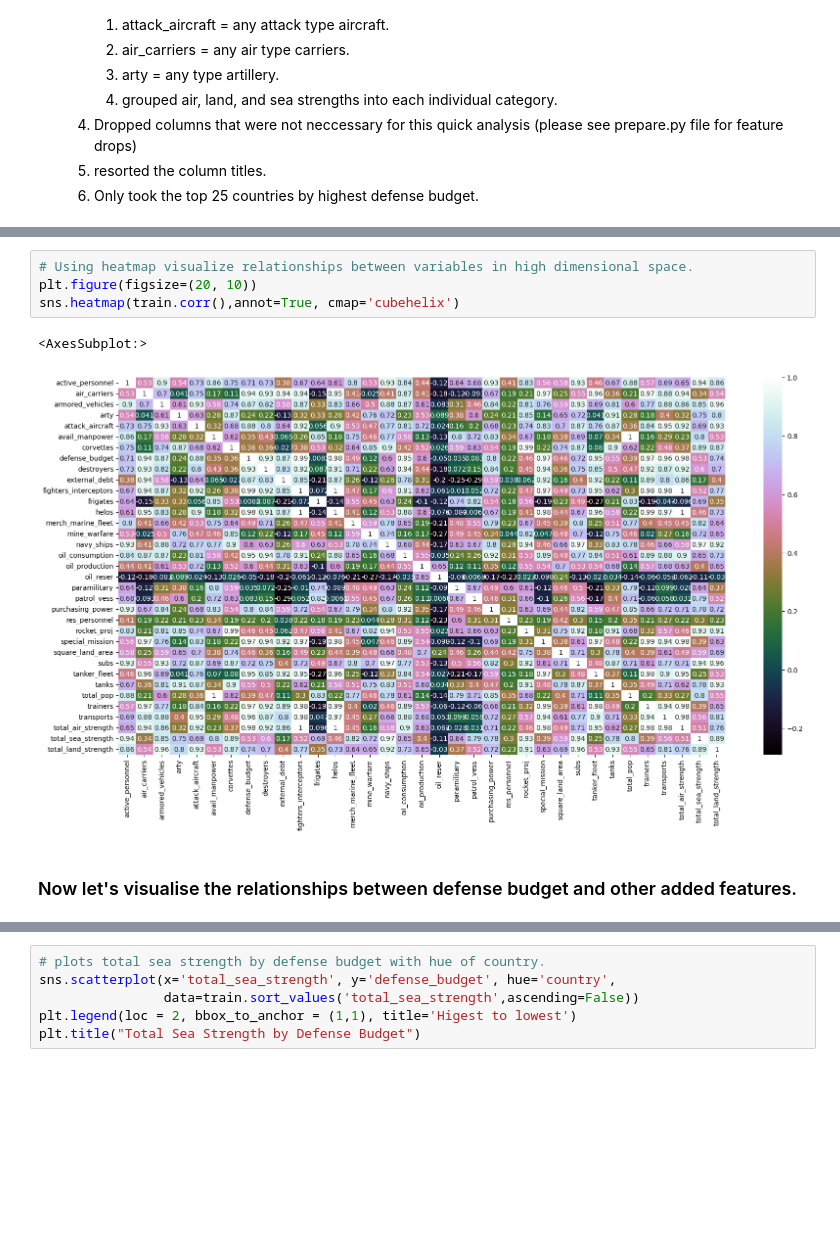
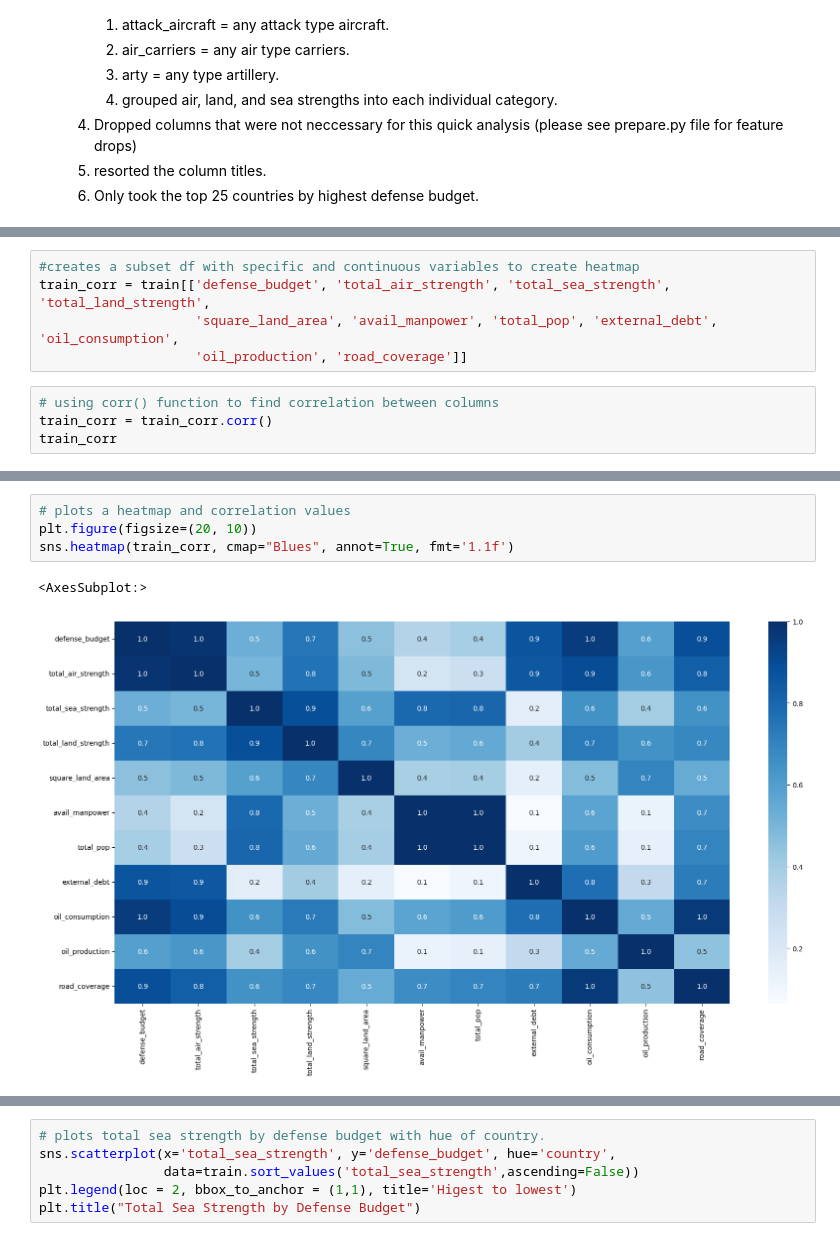
Before and after one commit to raycerna/military-firepower, a Jupyter notebook: final_report.ipynb, the cells around one changed output, grey strips where cells are left out. Saved outputs shown, nothing was run; the diff lists cells and outputs as text; blank space fills up the shorter version.

```diff
--- a/final_report.ipynb
+++ b/final_report.ipynb
@@ -111,0 +116,9 @@ train.head(25).T
+# %%
+#creates a subset df with specific and continuous variables to create heatmap
+train_corr = train[['defense_budget', 'total_air_strength', 'total_sea_strength', 'total_land_strength',
+                    'square_land_area', 'avail_manpower', 'total_pop', 'external_debt', 'oil_consumption',
+                    'oil_production', 'road_coverage']]
+# %%
+# using corr() function to find correlation between columns
+train_corr = train_corr.corr()
+train_corr
@@ -112,9 +138,7 @@ train.head(25).T
 # %%
-# Using heatmap visualize relationships between variables in high dimensional space.
+# plots a heatmap and correlation values
 plt.figure(figsize=(20, 10))
-sns.heatmap(train.corr(),annot=True, cmap='cubehelix')
+sns.heatmap(train_corr, cmap="Blues", annot=True, fmt='1.1f')
 # %% [output]
 <AxesSubplot:>
-[figure, old version]
+[figure, new version]
-# %% [markdown]
-### Now let's visualise the relationships between defense budget and other added features.
```
Also changed, not shown: parts of 47 cells of this notebook.
